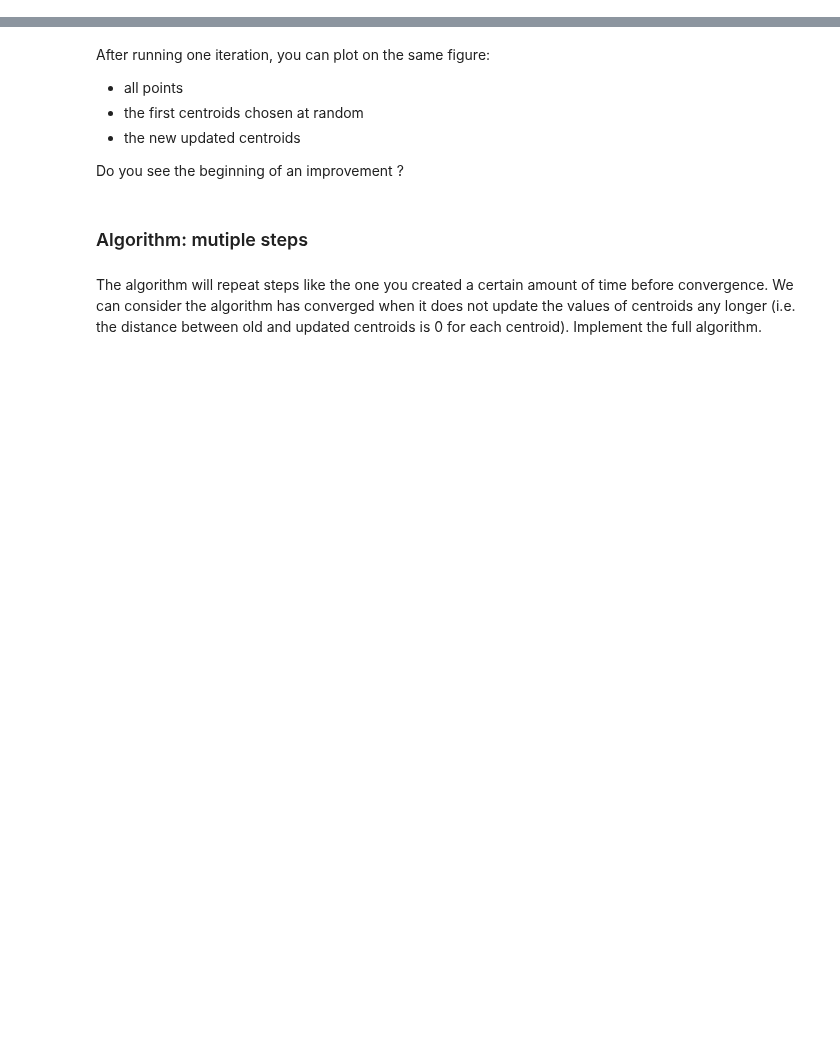
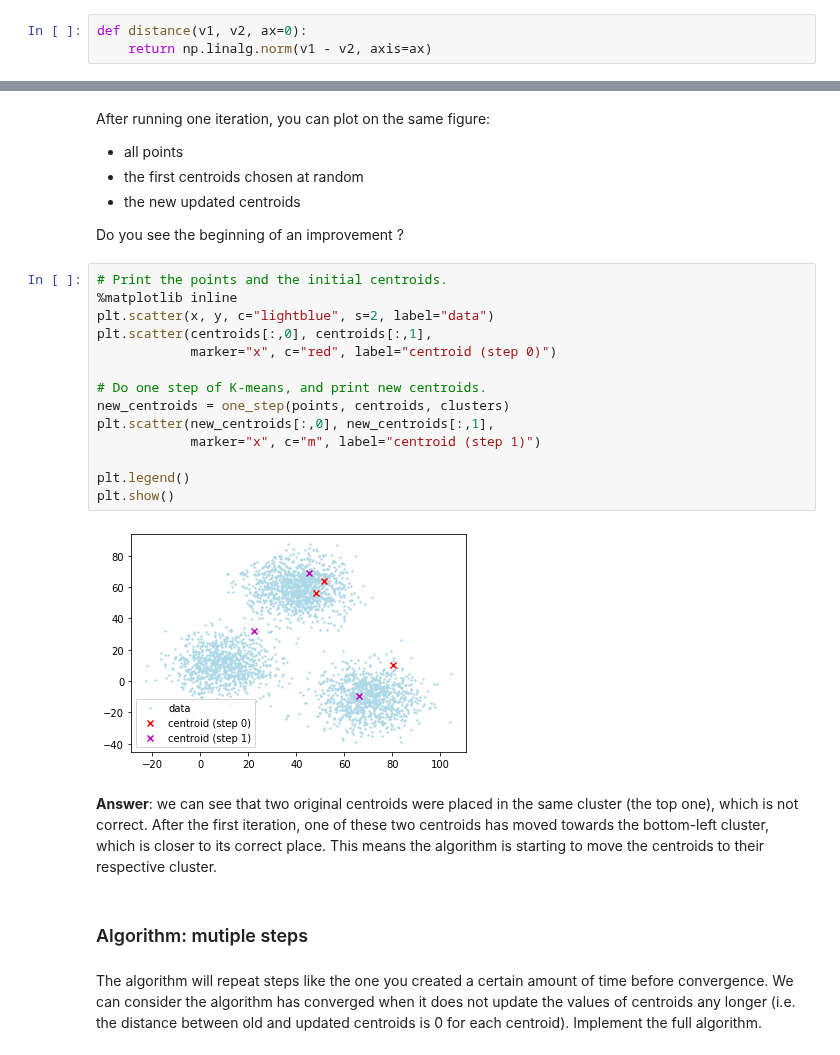
Before and after one commit to tca19/data-analysis, a Jupyter notebook: session-5/session-5-solutions.ipynb, the cells around one changed output, grey strips where cells are left out. Cells and saved outputs as stored; diff of their text form; blank space fills up the shorter version.

```diff
--- a/session-5/session-5-solutions.ipynb
+++ b/session-5/session-5-solutions.ipynb
@@ -363,6 +386,9 @@ The algorithm requires a distance (so we can compute which centroid is closer fo
 \begin{equation}
 d(u, v) = \sqrt{\sum_{i=0}^k (u_i - v_i)^2}
 \end{equation}
+# %%
+def distance(v1, v2, ax=0):
+    return np.linalg.norm(v1 - v2, axis=ax)
 # %% [markdown]
 ### Algorithm: 1-step
 # %% [markdown]
@@ -379,6 +471,24 @@ After running one iteration, you can plot on the same figure:
 * the new updated centroids
 
 Do you see the beginning of an improvement ?
+# %%
+# Print the points and the initial centroids.
+%matplotlib inline
+plt.scatter(x, y, c="lightblue", s=2, label="data")
+plt.scatter(centroids[:,0], centroids[:,1],
+            marker="x", c="red", label="centroid (step 0)")
+
+# Do one step of K-means, and print new centroids.
+new_centroids = one_step(points, centroids, clusters)
+plt.scatter(new_centroids[:,0], new_centroids[:,1],
+            marker="x", c="m", label="centroid (step 1)")
+
+plt.legend()
+plt.show()
+# %% [output]
+[figure, added]
+# %% [markdown]
+**Answer**: we can see that two original centroids were placed in the same cluster (the top one), which is not correct. After the first iteration, one of these two centroids has moved towards the bottom-left cluster, which is closer to its correct place. This means the algorithm is starting to move the centroids to their respective cluster.
 # %% [markdown]
 ### Algorithm: mutiple steps
 # %% [markdown]
```
Also changed, not shown: parts of 9 cells of this notebook.
